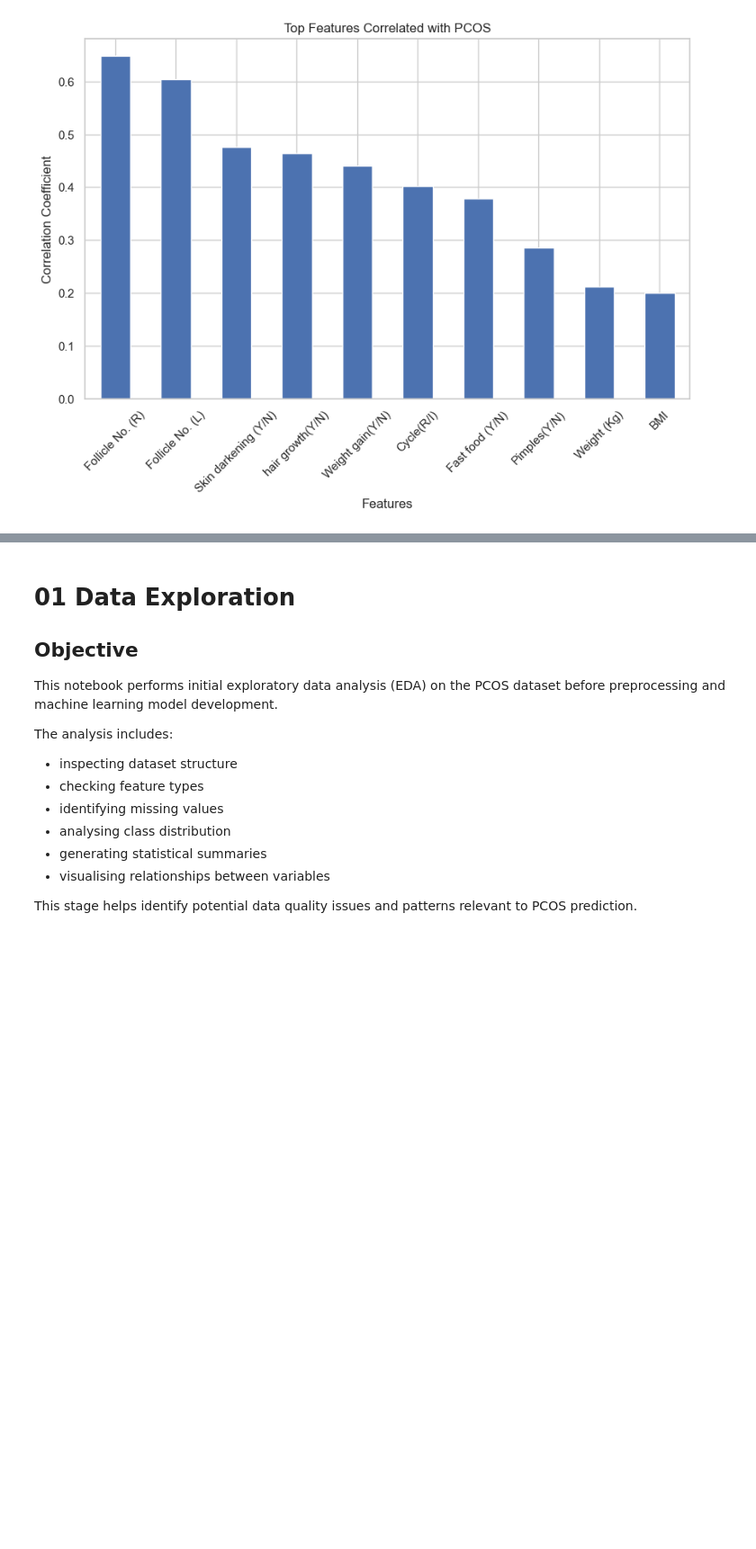
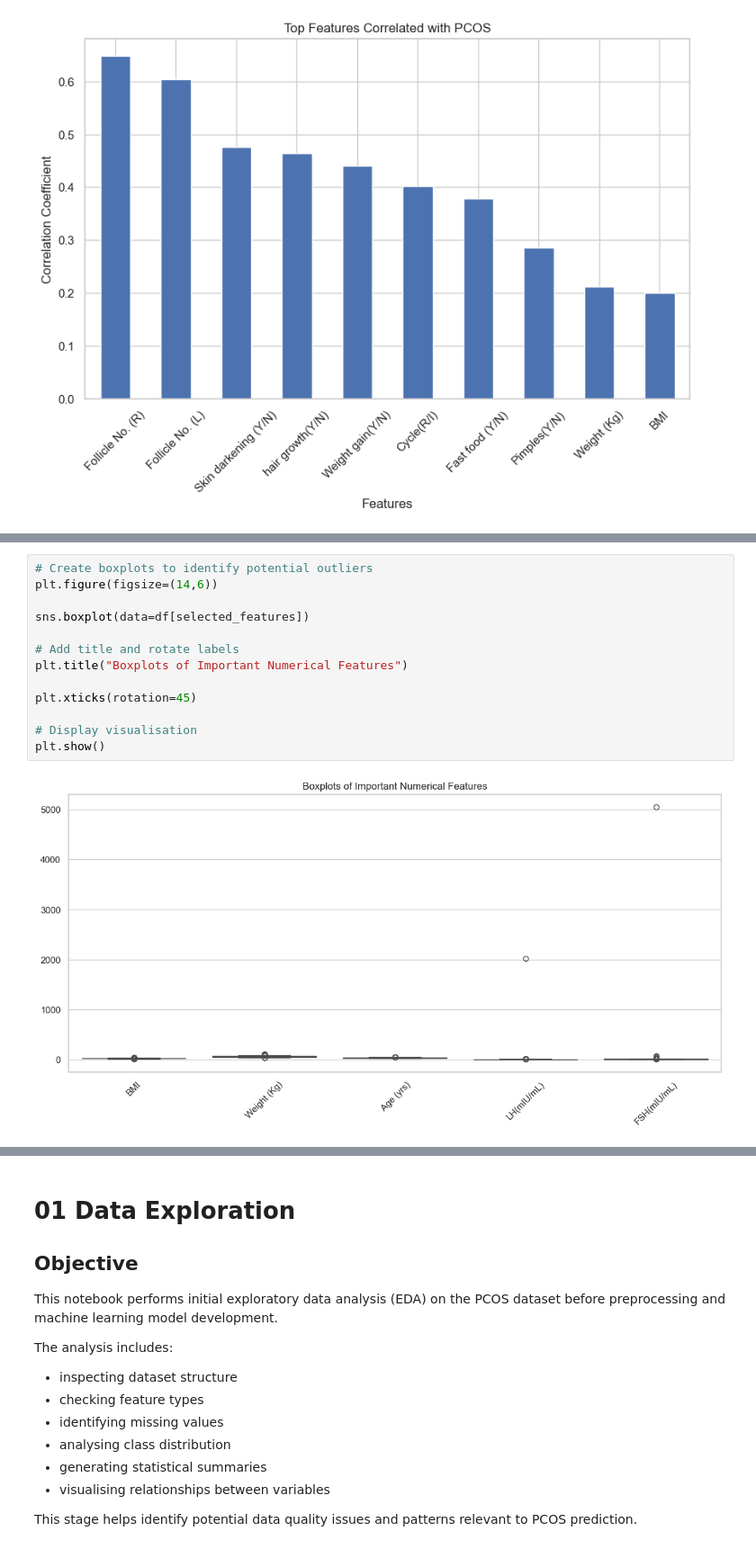
Before and after one commit to Benita2004/Pcos-Xai-Dissertation, a Jupyter notebook: notebooks/01_data_exploration.ipynb, the cells around one changed output, grey strips where cells are left out. Shown at 90% size. Cells and saved outputs as stored; diff of their text form; blank space fills up the shorter version.

```diff
--- a/notebooks/01_data_exploration.ipynb
+++ b/notebooks/01_data_exploration.ipynb
@@ -203,0 +245,15 @@ plt.show()
+# %%
+# Create boxplots to identify potential outliers
+plt.figure(figsize=(14,6))
+
+sns.boxplot(data=df[selected_features])
+
+# Add title and rotate labels
+plt.title("Boxplots of Important Numerical Features")
+
+plt.xticks(rotation=45)
+
+# Display visualisation
+plt.show()
+# %% [output]
+[figure, added]
```
Also changed, not shown: parts of 6 cells of this notebook.
